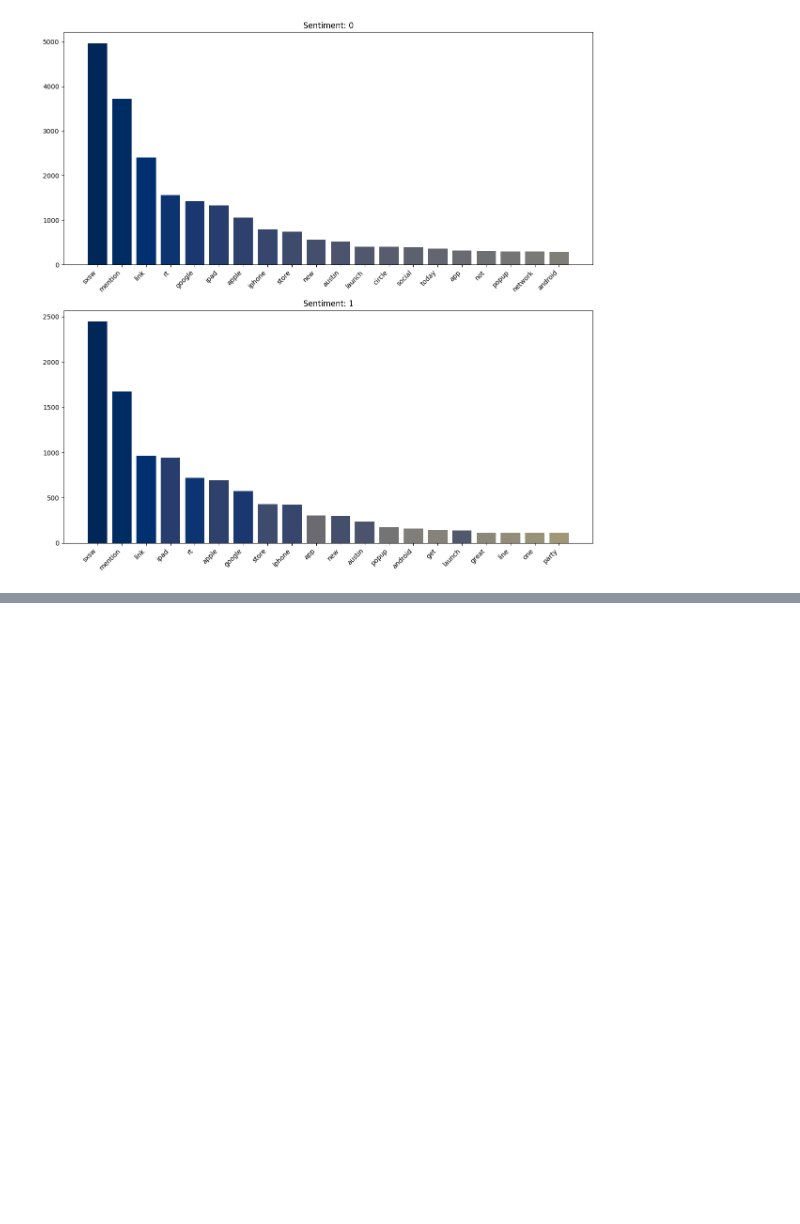
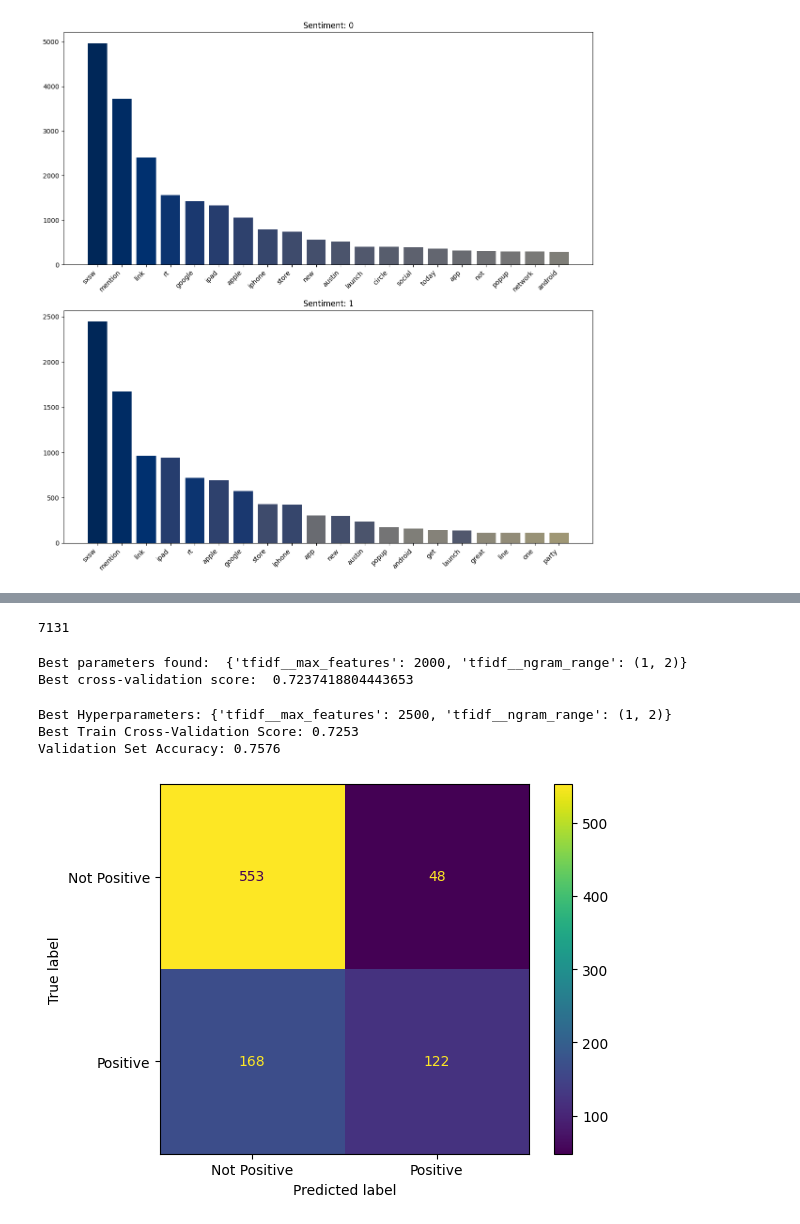
Before and after one commit to AndrewReusche/NLP_Sentiment_Analysis, a Jupyter notebook: data_exploratory_2.ipynb, the cells around one changed output, grey strips where cells are left out. Saved outputs shown, nothing was run; the diff lists cells and outputs as text; code cells hidden in the pictures; blank space fills up the shorter version.

Commit message:
split, classifier selection, and hyperparametertuning for current preprocessing

```diff
--- a/data_exploratory_2.ipynb
+++ b/data_exploratory_2.ipynb
@@ -616,0 +733,16 @@ plt.show()
+# %%
+#make a parameter grid
+param_grid1 = {
+    'tfidf__max_features': [1000, 1500, 2000, 2500],
+    'tfidf__ngram_range': [(1, 2), (1, 3), (1, 5)]}
+# %%
+#run a grid search to find the most accurate version for logistic regression
+grid_search1 = GridSearchCV(
+    pipeline1,
+    param_grid1,
+    cv=5,
+    scoring='accuracy',
+    n_jobs=1,
+    verbose=0)
+# %%
+grid_search1.fit(X_train_str, y_train)
@@ -616,0 +758,43 @@ plt.show()
+# %%
+len(X_train_str)
+# %% [output]
+7131
+# %%
+print("Best parameters found: ", grid_search1.best_params_)
+print("Best cross-validation score: ", grid_search1.best_score_)
+# %% [output]
+Best parameters found:  {'tfidf__max_features': 2000, 'tfidf__ngram_range': (1, 2)}
+Best cross-validation score:  0.7237418804443653
+# %%
+# Fit the grid search to the training data
+grid_search1.fit(X_train_str, y_train)
+
+# Get the best train cross-validation score
+best_train_cv_score = grid_search1.best_score_
+
+# Get the best model found by grid search
+best_model = grid_search1.best_estimator_
+
+# Predict on the validation set
+y_val_pred = best_model.predict(X_val_str)
+
+# Evaluate performance (accuracy) on the validation set
+from sklearn.metrics import accuracy_score
+val_accuracy = accuracy_score(y_val, y_val_pred)
+
+# Get the best hyperparameters
+best_params = grid_search1.best_params_
+
+print(f"Best Hyperparameters: {best_params}")
+print(f"Best Train Cross-Validation Score: {best_train_cv_score:.4f}")
+print(f"Validation Set Accuracy: {val_accuracy:.4f}")
+# %% [output]
+Best Hyperparameters: {'tfidf__max_features': 2500, 'tfidf__ngram_range': (1, 2)}
+Best Train Cross-Validation Score: 0.7253
+Validation Set Accuracy: 0.7576
+# %%
+cm = confusion_matrix(y_val, y_val_pred)
+ConfusionMatrixDisplay(cm, display_labels=['Not Positive', 'Positive']).plot()
+plt.show()
+# %% [output]
+[figure, added]
```
Also changed, not shown: parts of 47 cells of this notebook.
